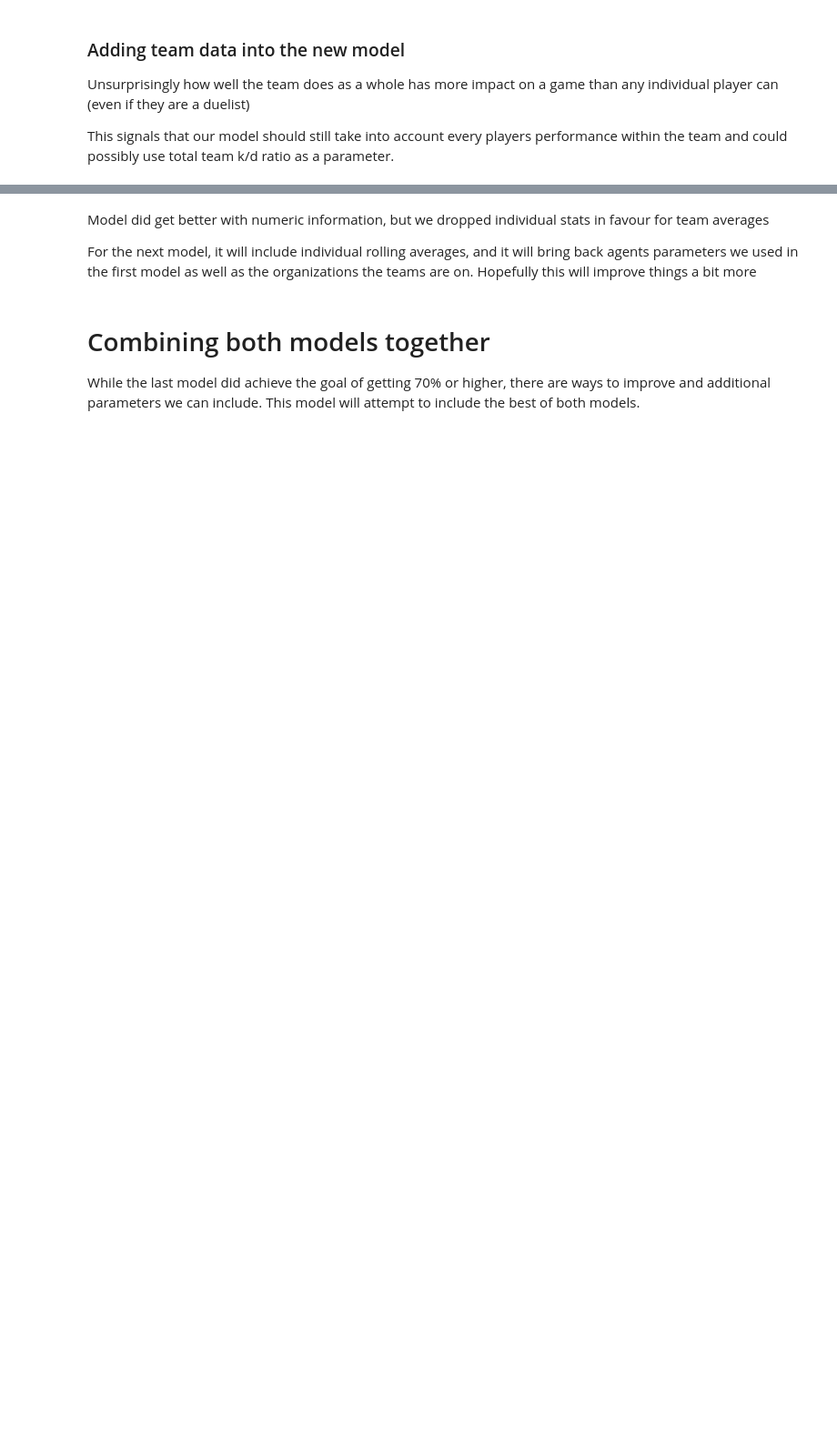
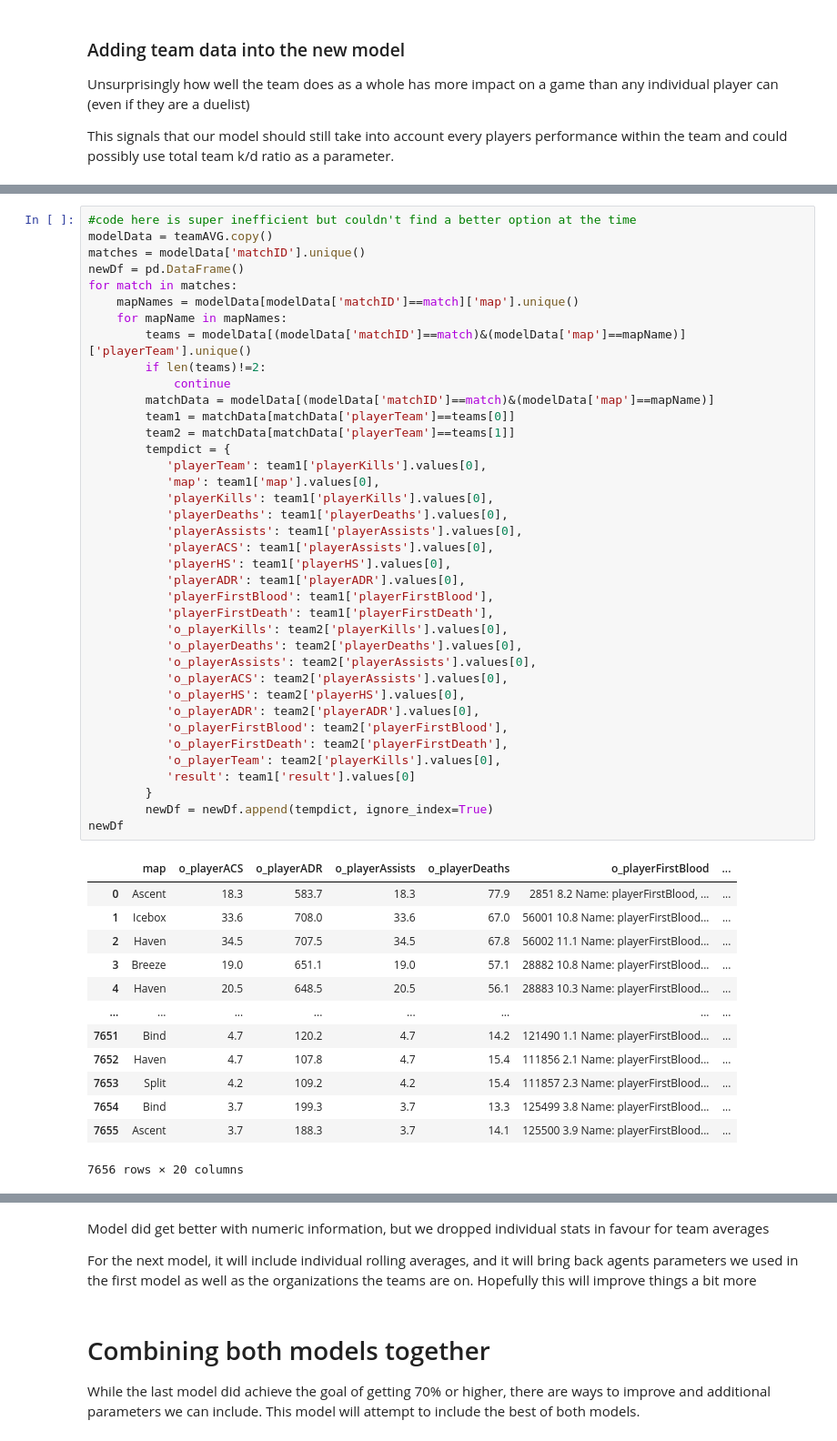
Before and after one commit to timothyliutl/ValorantData, a Jupyter notebook: valorantstats.ipynb, the cells around one changed output, grey strips where cells are left out. Shown at 91% size. Drawn from its saved outputs; the diff is of its cells as text; blank space fills up the shorter version.

```diff
--- a/valorantstats.ipynb
+++ b/valorantstats.ipynb
@@ -132,2 +148,54 @@ This signals that our model should still take into account every players perform
+# %%
+#code here is super inefficient but couldn't find a better option at the time
+modelData = teamAVG.copy()
+matches = modelData['matchID'].unique()
+newDf = pd.DataFrame()
+for match in matches:
+    mapNames = modelData[modelData['matchID']==match]['map'].unique()
+    for mapName in mapNames:
+        teams = modelData[(modelData['matchID']==match)&(modelData['map']==mapName)]['playerTeam'].unique()
+        if len(teams)!=2:
+            continue
+        matchData = modelData[(modelData['matchID']==match)&(modelData['map']==mapName)]
+        team1 = matchData[matchData['playerTeam']==teams[0]]
+        team2 = matchData[matchData['playerTeam']==teams[1]]
+        tempdict = {
+           'playerTeam': team1['playerKills'].values[0],
+           'map': team1['map'].values[0],
+           'playerKills': team1['playerKills'].values[0],
+           'playerDeaths': team1['playerDeaths'].values[0],
+           'playerAssists': team1['playerAssists'].values[0],
+           'playerACS': team1['playerAssists'].values[0],
+           'playerHS': team1['playerHS'].values[0],
+           'playerADR': team1['playerADR'].values[0],
+           'playerFirstBlood': team1['playerFirstBlood'],
+           'playerFirstDeath': team1['playerFirstDeath'],
+           'o_playerKills': team2['playerKills'].values[0],
+           'o_playerDeaths': team2['playerDeaths'].values[0],
+           'o_playerAssists': team2['playerAssists'].values[0],
+           'o_playerACS': team2['playerAssists'].values[0],
+           'o_playerHS': team2['playerHS'].values[0],
+           'o_playerADR': team2['playerADR'].values[0],
+           'o_playerFirstBlood': team2['playerFirstBlood'],
+           'o_playerFirstDeath': team2['playerFirstDeath'],
+           'o_playerTeam': team2['playerKills'].values[0],
+           'result': team1['result'].values[0]
+        }
+        newDf = newDf.append(tempdict, ignore_index=True)
+newDf
+# %% [output]
+|  | map | o_playerACS | o_playerADR | o_playerAssists | o_playerDeaths | o_playerFirstBlood | ... |
+| 0 | Ascent | 18.3 | 583.7 | 18.3 | 77.9 | 2851 8.2 Name: playerFirstBlood, ... | ... |
+| 1 | Icebox | 33.6 | 708.0 | 33.6 | 67.0 | 56001 10.8 Name: playerFirstBlood... | ... |
+| 2 | Haven | 34.5 | 707.5 | 34.5 | 67.8 | 56002 11.1 Name: playerFirstBlood... | ... |
+| 3 | Breeze | 19.0 | 651.1 | 19.0 | 57.1 | 28882 10.8 Name: playerFirstBlood... | ... |
+| 4 | Haven | 20.5 | 648.5 | 20.5 | 56.1 | 28883 10.3 Name: playerFirstBlood... | ... |
+| ... | ... | ... | ... | ... | ... | ... | ... |
+| 7651 | Bind | 4.7 | 120.2 | 4.7 | 14.2 | 121490 1.1 Name: playerFirstBlood... | ... |
+| 7652 | Haven | 4.7 | 107.8 | 4.7 | 15.4 | 111856 2.1 Name: playerFirstBlood... | ... |
+| 7653 | Split | 4.2 | 109.2 | 4.2 | 15.4 | 111857 2.3 Name: playerFirstBlood... | ... |
+| 7654 | Bind | 3.7 | 199.3 | 3.7 | 13.3 | 125499 3.8 Name: playerFirstBlood... | ... |
+| 7655 | Ascent | 3.7 | 188.3 | 3.7 | 14.1 | 125500 3.9 Name: playerFirstBlood... | ... |
+7656 rows × 20 columns
 # %%
 #getting the data ready for model
```
Also changed, not shown: parts of 4 cells of this notebook, 1 other file.
